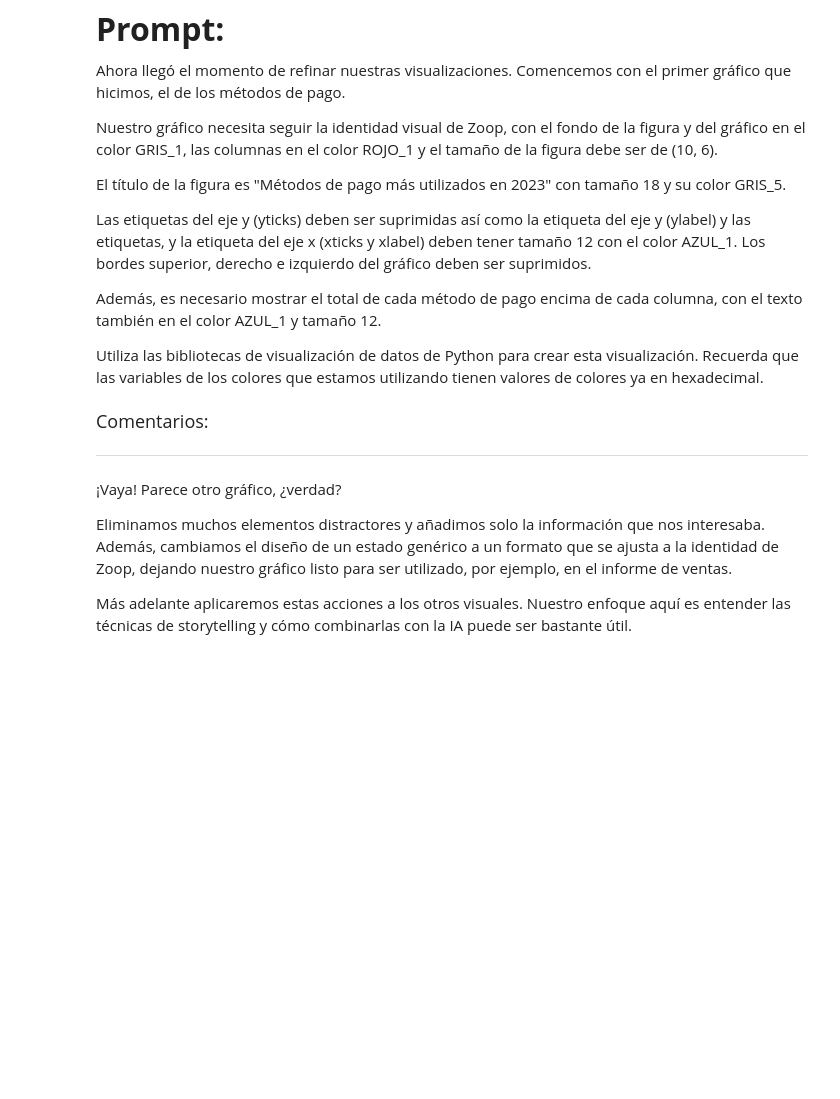
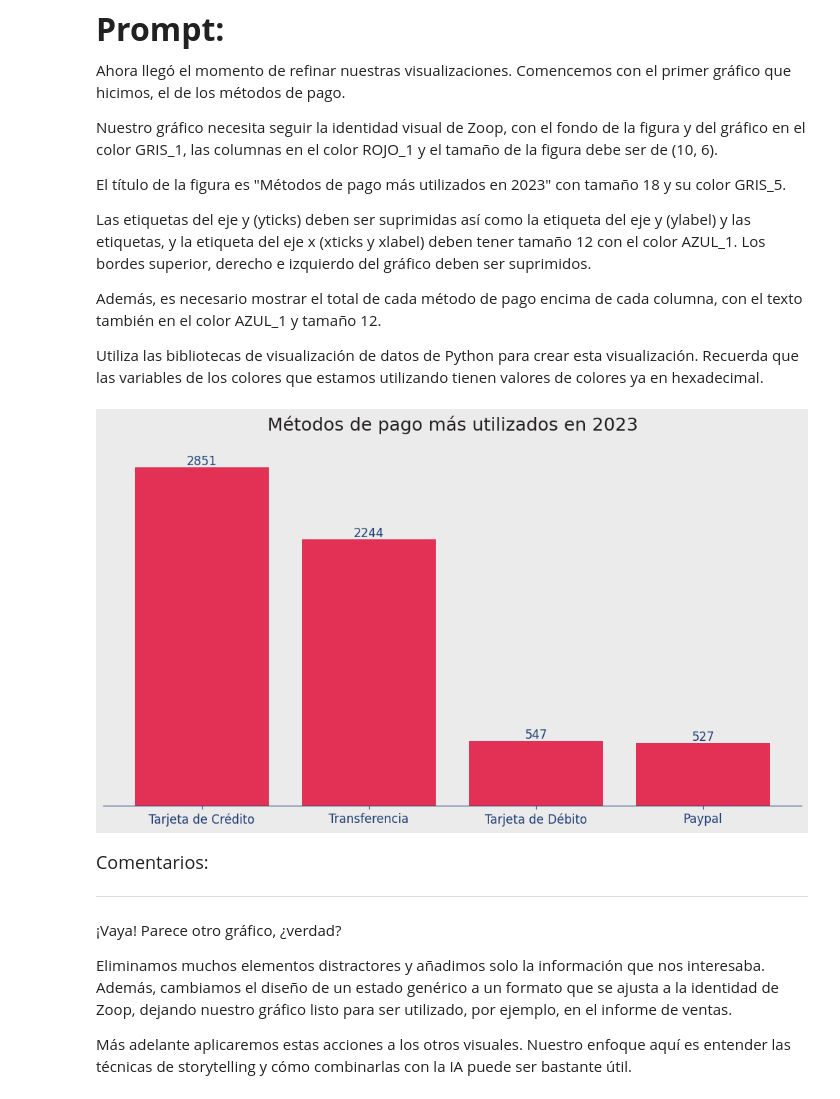
Before and after one commit to Yaaxek/IA-aplicada-a-la-ciencia-de-datos, a Jupyter notebook: ia_aplicada_a_ciencia_de_datos.ipynb, the cells around one changed output. Saved outputs shown, nothing was run; the diff lists cells and outputs as text; code cells hidden in the pictures; blank space fills up the shorter version.

```diff
--- a/ia_aplicada_a_ciencia_de_datos.ipynb
+++ b/ia_aplicada_a_ciencia_de_datos.ipynb
@@ -1963,6 +1980,61 @@ Las etiquetas del eje y (yticks) deben ser suprimidas así como la etiqueta del
 Además, es necesario mostrar el total de cada método de pago encima de cada columna, con el texto también en el color AZUL_1 y tamaño 12.
 
 Utiliza las bibliotecas de visualización de datos de Python para crear esta visualización. Recuerda que las variables de los colores que estamos utilizando tienen valores de colores ya en hexadecimal.
+# %%
+# Crear figura con tamaño especificado
+fig, ax = plt.subplots(figsize=(10, 6))
+
+# Color de fondo de la figura y del gráfico
+fig.patch.set_facecolor(GRIS_1)
+ax.set_facecolor(GRIS_1)
+
+# Crear gráfico de barras
+barras = ax.bar(
+    metodos_de_pago['metodo_pago'],
+    metodos_de_pago['cantidad'],
+    color=ROJO_1
+)
+
+# Título
+ax.set_title(
+    'Métodos de pago más utilizados en 2023',
+    fontsize=18,
+    color=GRIS_5,
+    pad=20
+)
+
+# Personalización de ejes
+ax.set_ylabel('')  # Suprimir ylabel
+ax.set_yticks([])  # Suprimir yticks
+
+ax.set_xlabel('')
+ax.tick_params(axis='x', labelsize=12, colors=AZUL_1)
+
+# Eliminar bordes superior, derecho e izquierdo
+ax.spines['top'].set_visible(False)
+ax.spines['right'].set_visible(False)
+ax.spines['left'].set_visible(False)
+
+# Mantener borde inferior si se desea (opcional estilizarlo)
+ax.spines['bottom'].set_color(AZUL_1)
+
+# Agregar valores encima de cada barra
+for barra in barras:
+    altura = barra.get_height()
+    ax.text(
+        barra.get_x() + barra.get_width() / 2,
+        altura,
+        f'{int(altura)}',
+        ha='center',
+        va='bottom',
+        fontsize=12,
+        color=AZUL_1
+    )
+
+plt.tight_layout()
+plt.show()
+# %% [output]
+[figure, added]
 # %% [markdown]
 <font color="7b71ff" size=4> Comentarios: </font>
 
```
Also changed, not shown: parts of 23 cells of this notebook.
